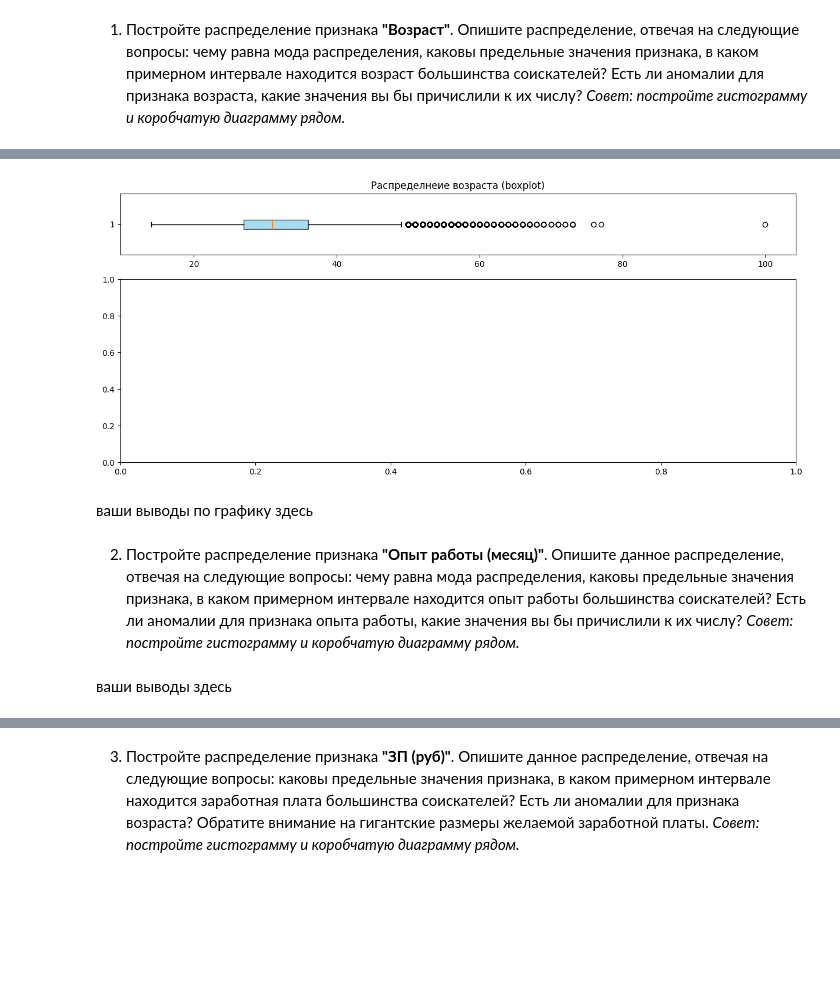
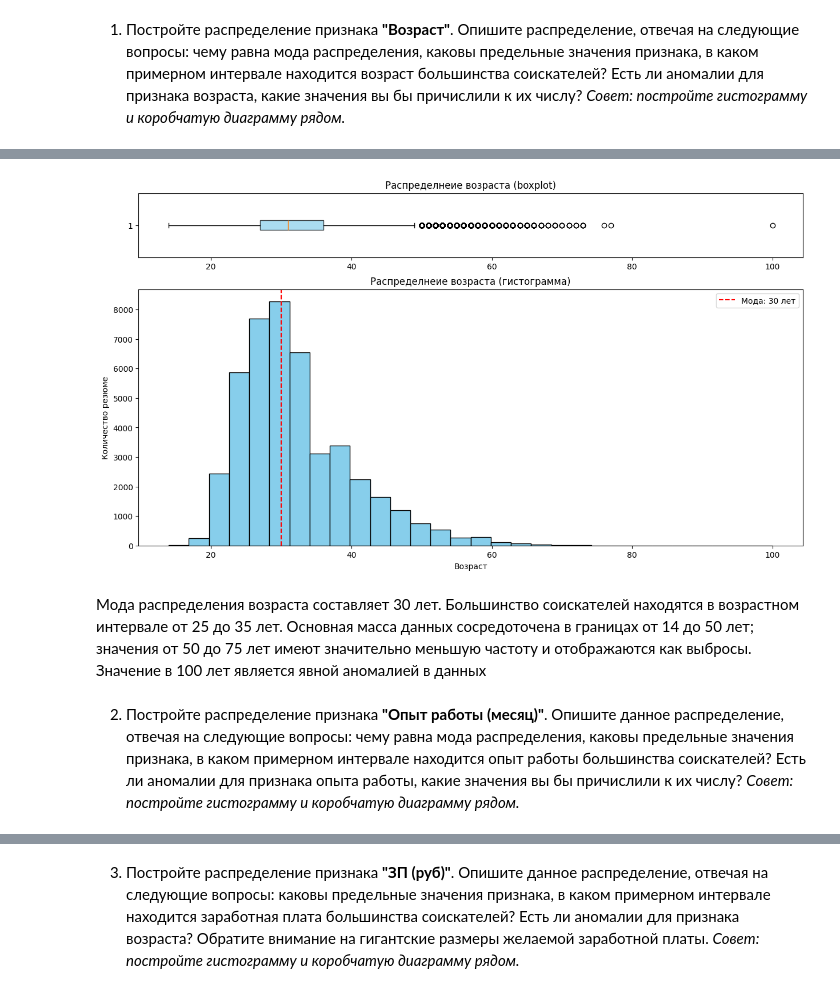
Before and after one commit to rostovcevartem209/hh_database, a Jupyter notebook: hh_database_project.ipynb, the cells around one changed output, grey strips where cells are left out. Saved outputs shown, nothing was run; the diff lists cells and outputs as text; code cells hidden in the pictures; blank space fills up the shorter version.

```diff
--- a/hh_database_project.ipynb
+++ b/hh_database_project.ipynb
@@ -165,7 +165,7 @@ def get_experiences(info):
     elif 'месяц' in word:
       months = int(words[i-1])
   result = years*12+months
-  return result
+  return int(result)
 
 hh_database_copy = hh_database_copy.copy()
 hh_database_copy['Опыт работы (месяц)'] = hh_database_copy['Опыт работы'].apply(get_experiences)
@@ -488,18 +472,33 @@ plt.show()
 # %%
-fig, axes = plt.subplots(nrows=2, ncols=1, figsize=(15,6), gridspec_kw={'height_ratios': [1, 3]})
+fig, axes = plt.subplots(nrows=2, ncols=1, figsize=(15,8), gridspec_kw={'height_ratios': [1, 4]})
 
 
 axes[0].boxplot(db_curr['Возраст'],
                 vert = False,
                 patch_artist=True,
                 boxprops = dict(facecolor='skyblue',alpha = 0.7),
                 )
 axes[0].set_title('Распределнеие возраста (boxplot)')
+
+axes[1].hist(db_curr['Возраст'],
+             bins = 30,
+             color = 'skyblue',
+             edgecolor = 'black')
+
+axes[1].axvline(db_curr['Возраст'].mode()[0],
+                color = 'red',
+                linestyle = '--',
+                label = f'Мода: {db_curr['Возраст'].mode()[0]} лет')
+axes[1].set_title('Распределнеие возраста (гистограмма)')
+axes[1].set_xlabel('Возраст')
+axes[1].set_ylabel('Количество резюме')
+
+axes[1].legend()
 plt.show()
 # %% [output]
-[figure, old version]
+[figure, new version]
-# %% [markdown]
-ваши выводы по графику здесь
+# %% [markdown]
+Мода распределения возраста составляет 30 лет. Большинство соискателей находятся в возрастном интервале от 25 до 35 лет. Основная масса данных сосредоточена в границах от 14 до 50 лет; значения от 50 до 75 лет имеют значительно меньшую частоту и отображаются как выбросы. Значение в 100 лет является явной аномалией в данных
 # %% [markdown]
 2. Постройте распределение признака **"Опыт работы (месяц)"**. Опишите данное распределение, отвечая на следующие вопросы: чему равна мода распределения, каковы предельные значения признака, в каком примерном интервале находится опыт работы большинства соискателей? Есть ли аномалии для признака опыта работы, какие значения вы бы причислили к их числу?
 *Совет: постройте гистограмму и коробчатую диаграмму рядом.*
@@ -508,2 +504,0 @@ plt.show()
-# %% [markdown]
-ваши выводы здесь
```
Also changed, not shown: parts of 13 cells of this notebook.
